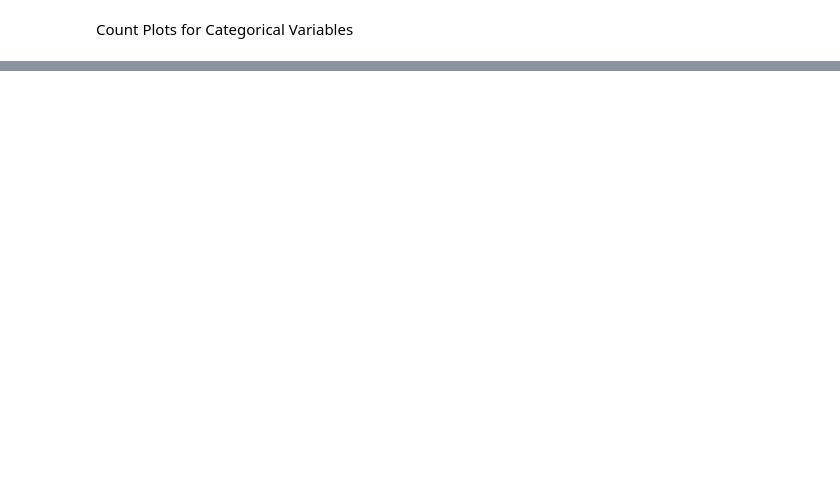
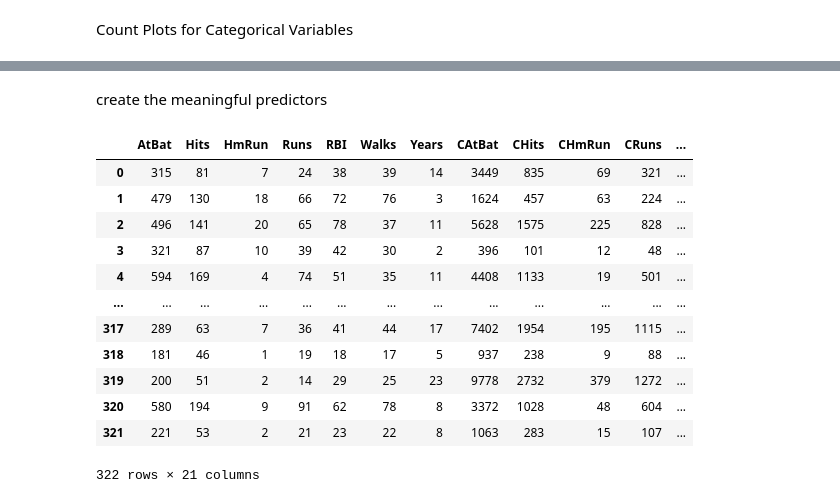
Before and after one commit to sah9j/DataDive1, a Jupyter notebook: Regression DATA Dive Baseball Players dataset Fall 2023.ipynb, the cells around one changed output, grey strips where cells are left out. Saved outputs shown, nothing was run; the diff lists cells and outputs as text; code cells hidden in the pictures; blank space fills up the shorter version.

Commit message:
Added "The Meaningful Predictor"

```diff
--- a/Regression DATA Dive Baseball Players dataset Fall 2023.ipynb
+++ b/Regression DATA Dive Baseball Players dataset Fall 2023.ipynb
@@ -210,0 +234,22 @@ plt.show()
+# %% [markdown]
+create the meaningful predictors
+# %%
+med_sal = df_Hi['Salary'].median()
+med_sal
+df_Hi['Abov_Med_Salary'] = df_Hi['Salary'].apply(lambda x: 1 if x > med_sal else 0)
+
+df_Hi.head()
+# %% [output]
+|  | AtBat | Hits | HmRun | Runs | RBI | Walks | Years | CAtBat | CHits | CHmRun | CRuns | ... |
+| 0 | 315 | 81 | 7 | 24 | 38 | 39 | 14 | 3449 | 835 | 69 | 321 | ... |
+| 1 | 479 | 130 | 18 | 66 | 72 | 76 | 3 | 1624 | 457 | 63 | 224 | ... |
+| 2 | 496 | 141 | 20 | 65 | 78 | 37 | 11 | 5628 | 1575 | 225 | 828 | ... |
+| 3 | 321 | 87 | 10 | 39 | 42 | 30 | 2 | 396 | 101 | 12 | 48 | ... |
+| 4 | 594 | 169 | 4 | 74 | 51 | 35 | 11 | 4408 | 1133 | 19 | 501 | ... |
+| ... | ... | ... | ... | ... | ... | ... | ... | ... | ... | ... | ... | ... |
+| 317 | 289 | 63 | 7 | 36 | 41 | 44 | 17 | 7402 | 1954 | 195 | 1115 | ... |
+| 318 | 181 | 46 | 1 | 19 | 18 | 17 | 5 | 937 | 238 | 9 | 88 | ... |
+| 319 | 200 | 51 | 2 | 14 | 29 | 25 | 23 | 9778 | 2732 | 379 | 1272 | ... |
+| 320 | 580 | 194 | 9 | 91 | 62 | 78 | 8 | 3372 | 1028 | 48 | 604 | ... |
+| 321 | 221 | 53 | 2 | 21 | 23 | 22 | 8 | 1063 | 283 | 15 | 107 | ... |
+322 rows × 21 columns
```
Also changed, not shown: parts of 5 cells of this notebook.
